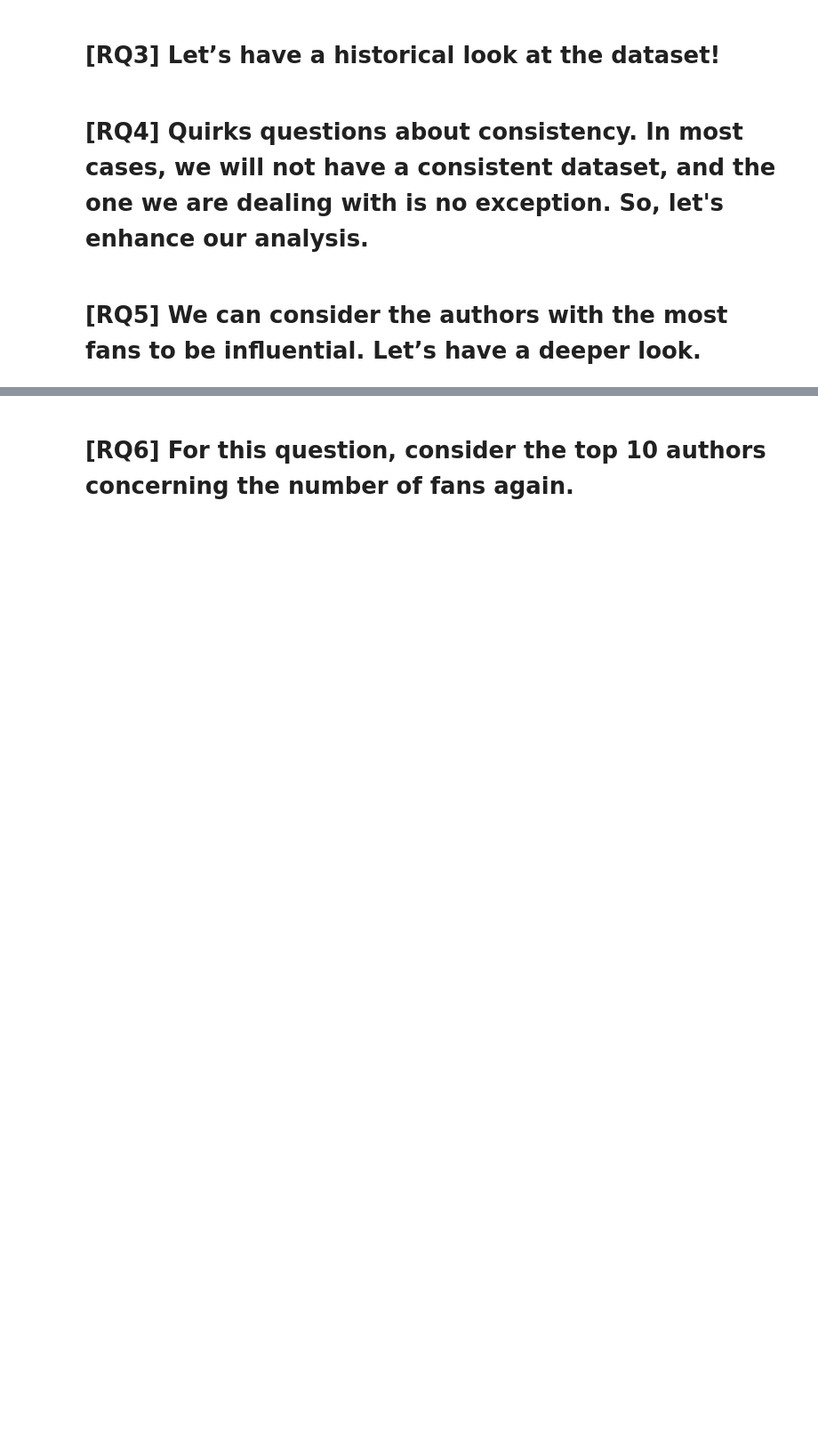
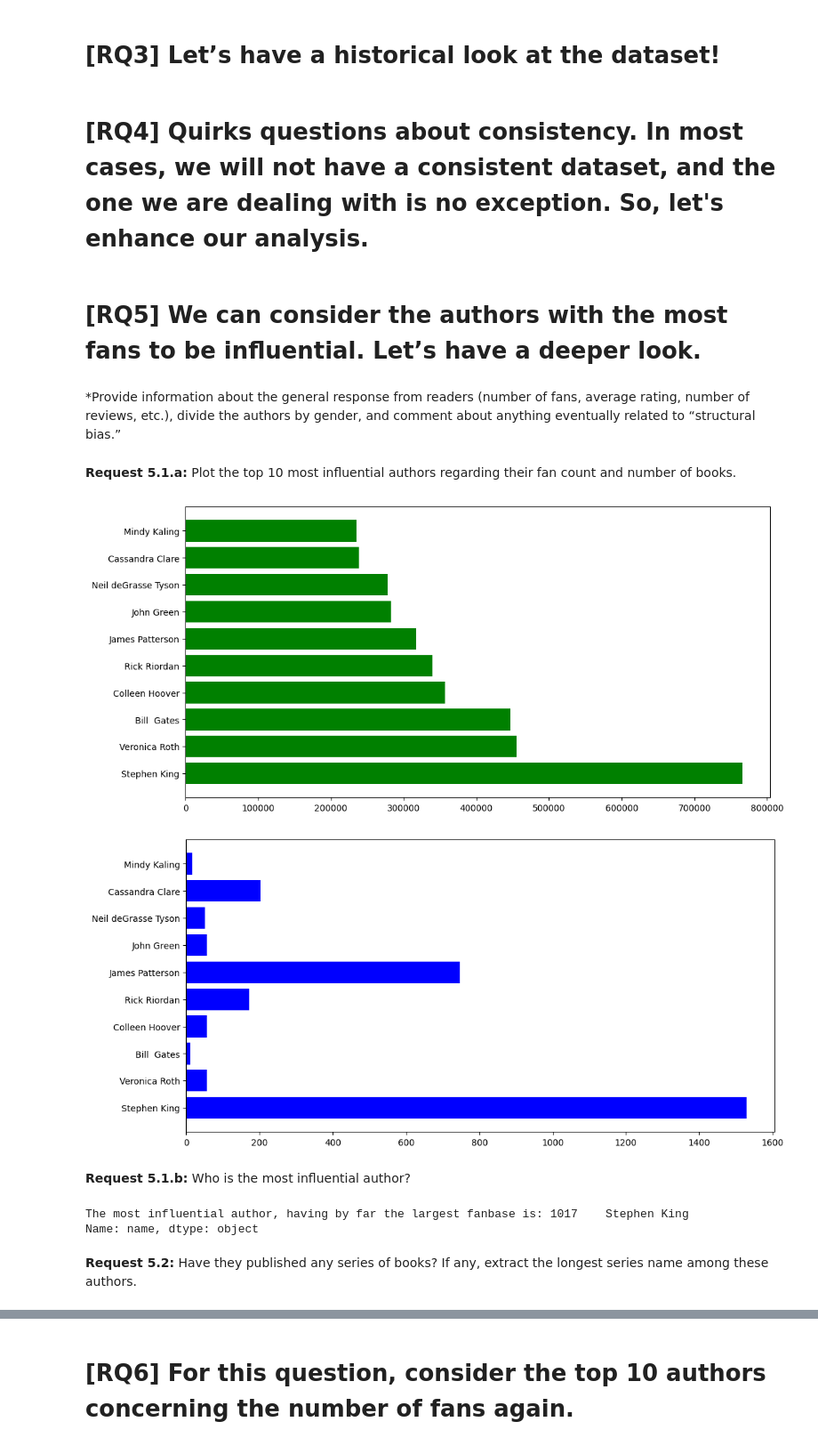
Before and after one commit to LorenzoPannacci/ADM-HW2, a Jupyter notebook: main.ipynb, the cells around one changed output, grey strips where cells are left out. Shown at 89% size. Drawn from its saved outputs; the diff is of its cells as text; code cells hidden in the pictures; blank space fills up the shorter version.

```diff
--- a/main.ipynb
+++ b/main.ipynb
@@ -297,3 +299,36 @@ TROVATO
 # [RQ4] Quirks questions about consistency. In most cases, we will not have a consistent dataset, and the one we are dealing with is no exception. So, let's enhance our analysis.
 # %% [markdown]
 # [RQ5] We can consider the authors with the most fans to be influential. Let’s have a deeper look.
+# %% [markdown]
+
+*Provide information about the general response from readers (number of fans, average rating, number of reviews, etc.), divide the authors by gender, and comment about anything eventually related to “structural bias.”
+# %% [markdown]
+**Request 5.1.a:** Plot the top 10 most influential authors regarding their fan count and number of books.
+# %%
+#Count the actual number of books written by every author using the length of the list of his book ids.
+authors["book_count"] = authors["work_ids"].apply(len)
+
+#10  most influential authors regarding their fan count
+x = authors.nlargest(10, "fans_count")
+
+#plot the data
+plt.figure(figsize=(12,6))
+plt.barh(x["name"], x["fans_count"], color = 'green', label = 'Fan Count')
+plt.figure(figsize=(12,6))
+plt.barh(x["name"], x["book_count"], color = 'blue', label = 'Book Count')
+plt.show()
+# %% [output]
+[figure, added]
+[figure, added]
+# %% [markdown]
+**Request 5.1.b:** Who is the most influential author?
+# %%
+#Most influential author
+
+m_inf = authors.nlargest(1, "fans_count")
+print("The most influential author, having by far the largest fanbase is:", m_inf["name"])
+# %% [output]
+The most influential author, having by far the largest fanbase is: 1017    Stephen King
+Name: name, dtype: object
+# %% [markdown]
+**Request 5.2:** Have they published any series of books? If any, extract the longest series name among these authors.
```
Also changed, not shown: parts of 18 cells of this notebook.
